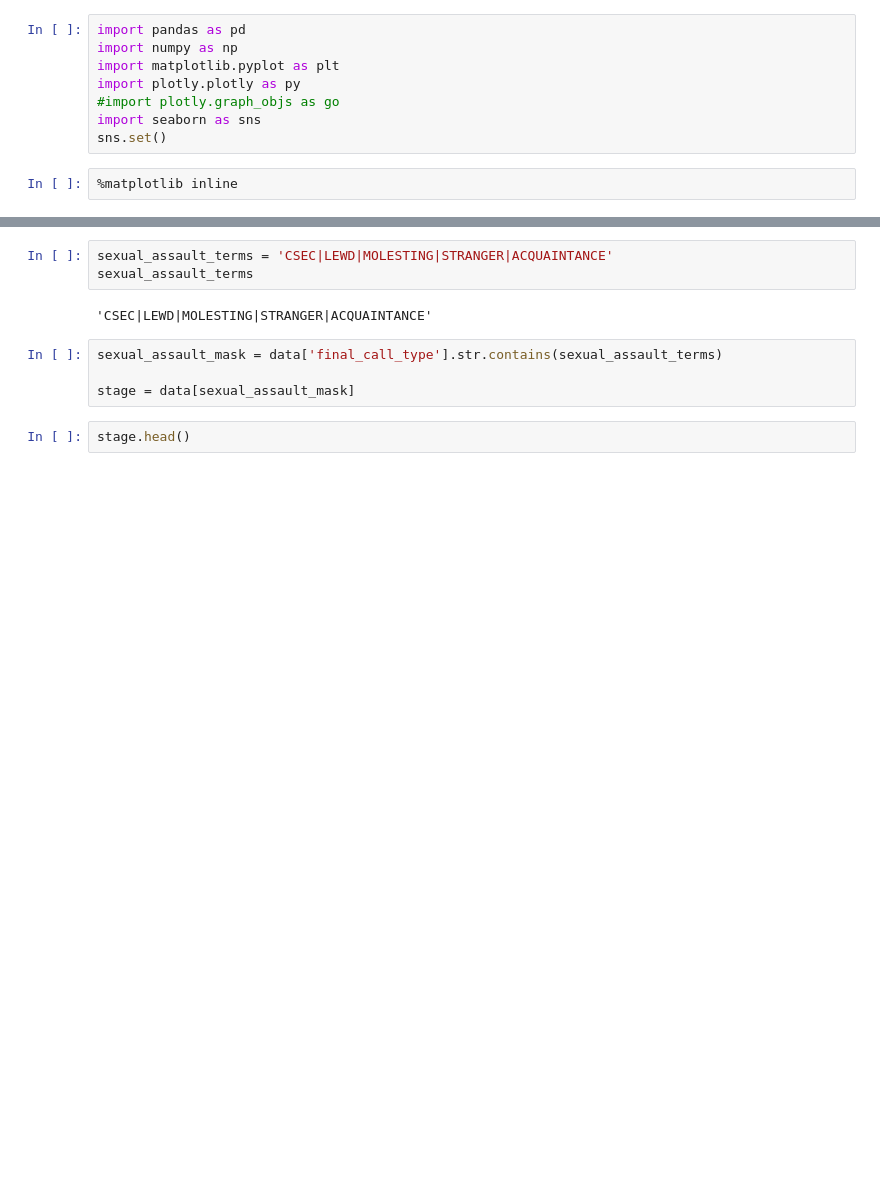
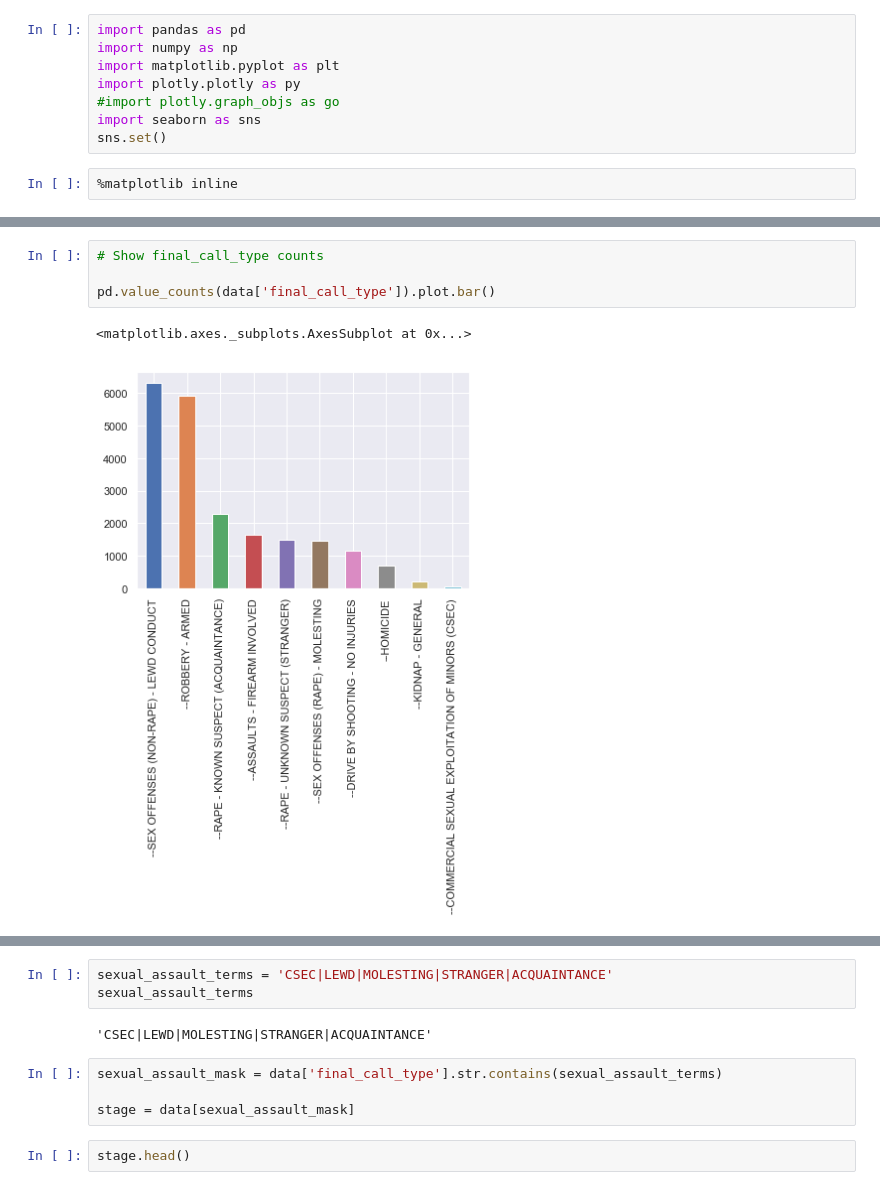
Before and after one commit to teacupwoozy/spd_notebook_archive, a Jupyter notebook: spd_notebook/2010-2018_sexcrimes_violentcrimes.ipynb, the cells around one changed output, grey strips where cells are left out. Cells and saved outputs as stored; diff of their text form; blank space fills up the shorter version.

```diff
--- a/spd_notebook/2010-2018_sexcrimes_violentcrimes.ipynb
+++ b/spd_notebook/2010-2018_sexcrimes_violentcrimes.ipynb
@@ -70,0 +99,7 @@ dtype: int64
+# %%
+# Show final_call_type counts
+
+pd.value_counts(data['final_call_type']).plot.bar()
+# %% [output]
+<matplotlib.axes._subplots.AxesSubplot at 0x...>
+[figure, added]
```
Also changed, not shown: parts of 25 cells of this notebook.
